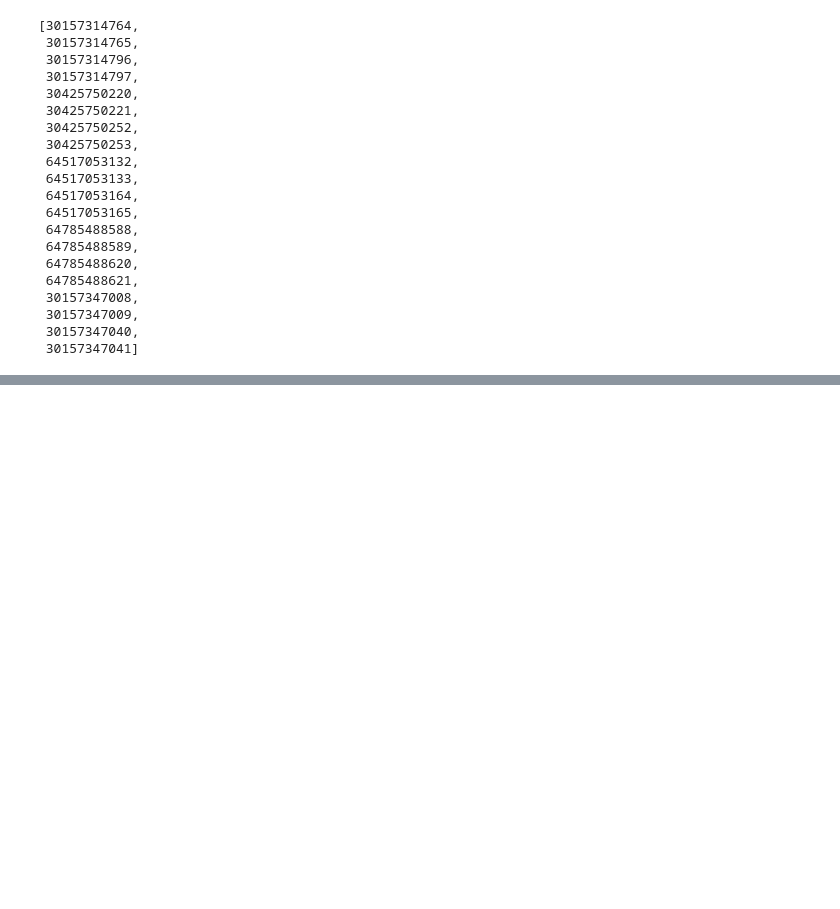
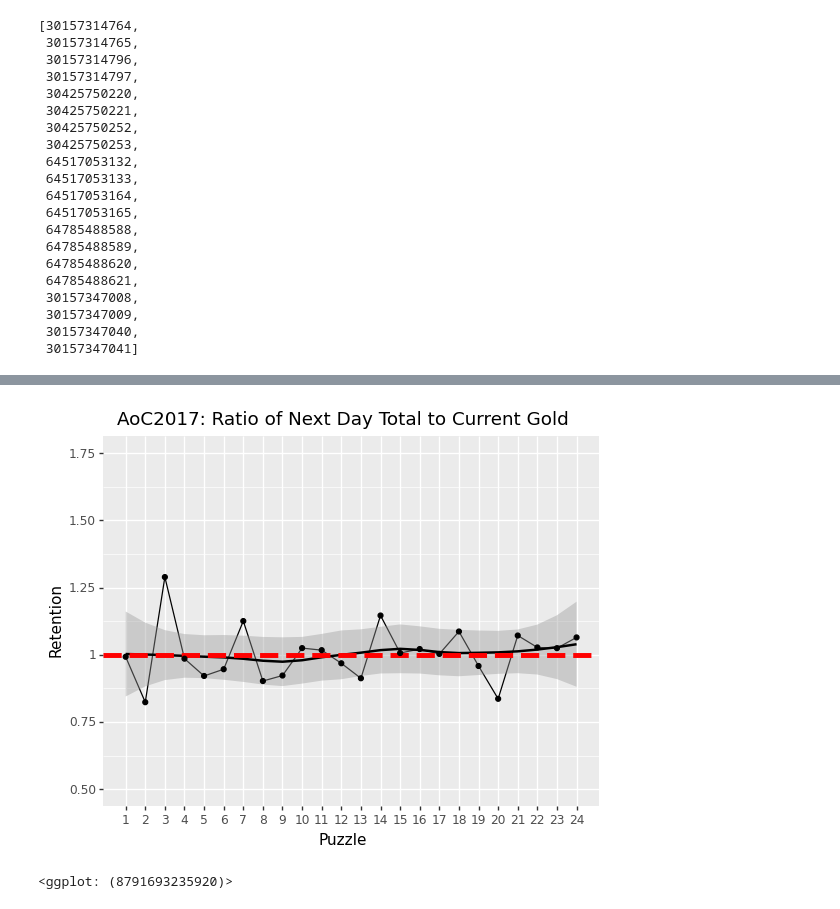
Before and after one commit to mgoadric/AdventOfCode, a Jupyter notebook: 2020/Advent of Code 2020 Solutions.ipynb, the cells around one changed output, grey strips where cells are left out. Saved outputs shown, nothing was run; the diff lists cells and outputs as text; code cells hidden in the pictures; blank space fills up the shorter version.

```diff
--- a/2020/Advent of Code 2020 Solutions.ipynb
+++ b/2020/Advent of Code 2020 Solutions.ipynb
@@ -2006,0 +2045,5 @@ Rewrote broken with function it worked! Scoping leaks in python, grrr.
+# %%
+starchart(2017)
+# %% [output]
+[figure, added]
+<ggplot: (8791693235920)>
```
Also changed, not shown: parts of 38 cells of this notebook, 3 other files.
